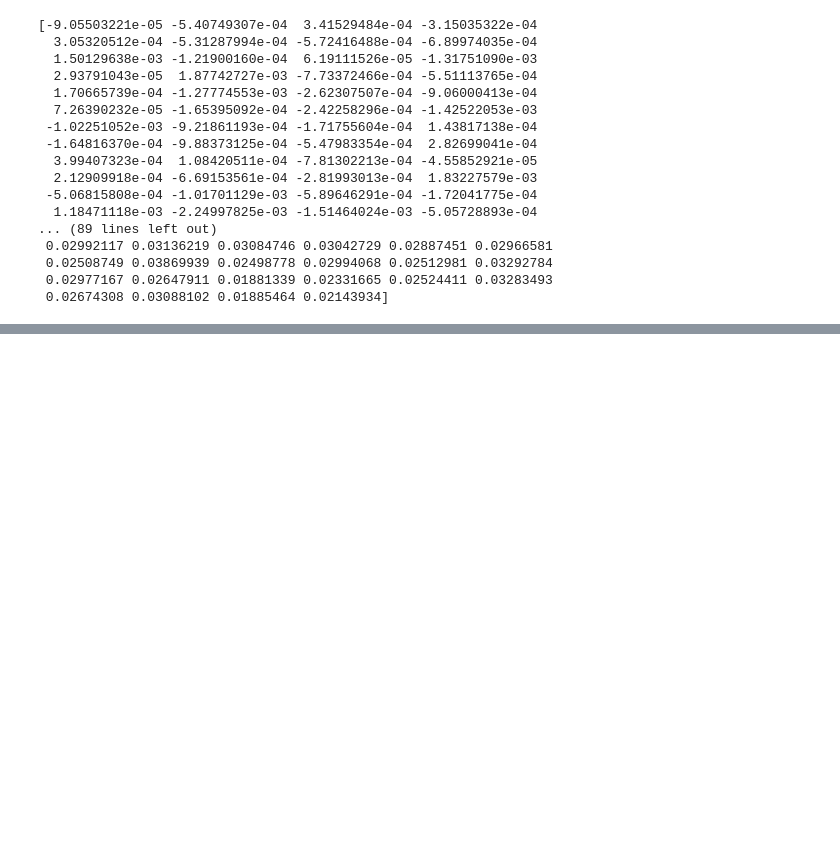
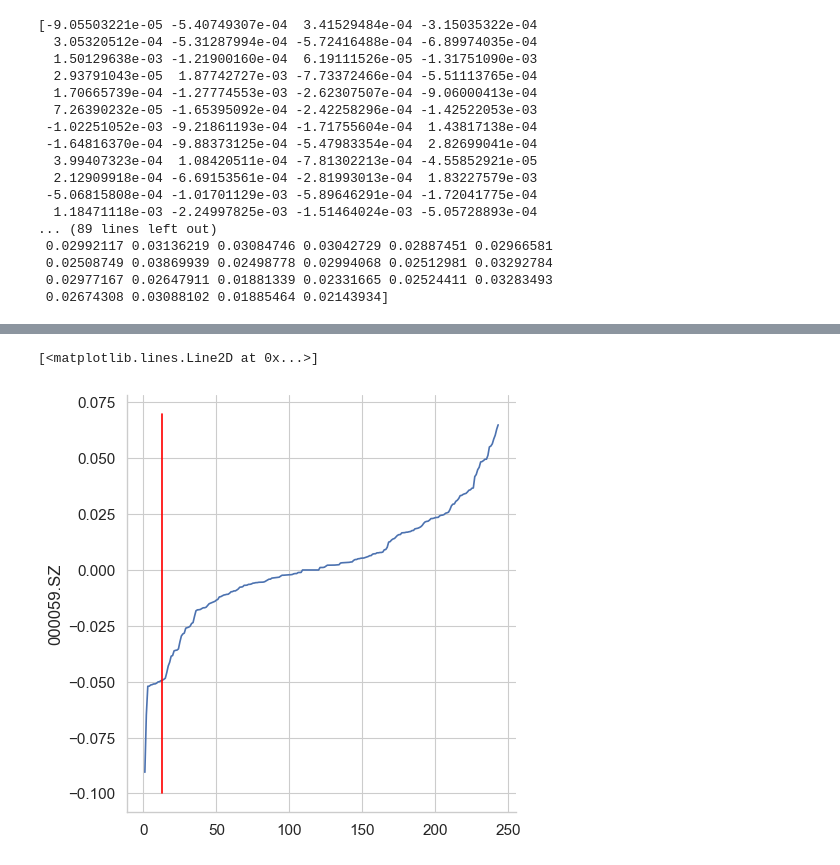
Before and after one commit to X-D-R/ChinaStockMarket, a Jupyter notebook: GetInfo.ipynb, the cells around one changed output, grey strips where cells are left out. Drawn from its saved outputs; the diff is of its cells as text; code cells hidden in the pictures; blank space fills up the shorter version.

```diff
--- a/GetInfo.ipynb
+++ b/GetInfo.ipynb
@@ -87,0 +76,7 @@ g = sns.relplot(
+# %%
+data_VaR = pd.read_excel('outputReturnsVaR.xlsx')
+sns.relplot(data=data_VaR, kind="line", x=np.arange(244), y="000059.SZ")
+plt.plot([13, 13], [-0.1, 0.07], color="red")
+# %% [output]
+[<matplotlib.lines.Line2D at 0x...>]
+[figure, added]
```
Also changed, not shown: parts of 8 cells of this notebook, 3 other files.
